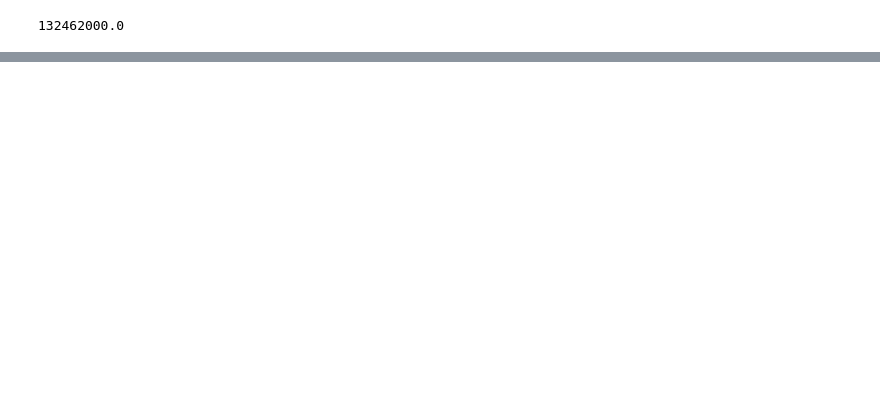
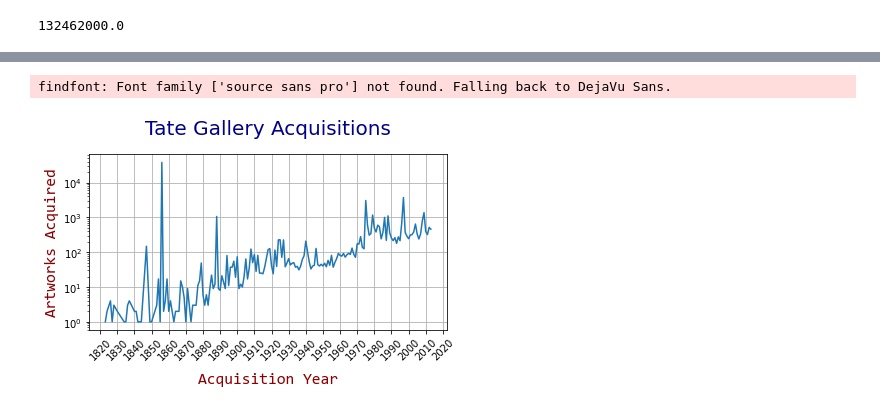
Before and after one commit to JohnnyExplorer/ml-gym, a Jupyter notebook: pandas/pandas-demo.ipynb, the cells around one changed output, grey strips where cells are left out. Drawn from its saved outputs; the diff is of its cells as text; code cells hidden in the pictures; blank space fills up the shorter version.

```diff
--- a/pandas/pandas-demo.ipynb
+++ b/pandas/pandas-demo.ipynb
@@ -397,0 +409,25 @@ memory usage: 928.0+ bytes
+# %%
+title_font = {'family': 'source sans pro',
+'color': 'darkblue',
+'weight': 'normal',
+'size': 20
+}
+
+
+labels_font = {'family': 'consolas',
+'color': 'darkred',
+'weight': 'normal',
+'size': 16
+}
+# %%
+fig = plt.figure()
+subplot = fig.add_subplot(1,1,1)
+acquisition_years.plot(ax=subplot, rot=45, logy=True, grid=True)
+subplot.set_xlabel('Acquisition Year', fontdict= labels_font, labelpad=10)
+subplot.set_ylabel('Artworks Acquired', fontdict= labels_font)
+subplot.locator_params(nbins=40,axis='x')
+subplot.set_title("Tate Gallery Acquisitions", fontdict=title_font)
+fig.show()
+# %% [output]
+findfont: Font family ['source sans pro'] not found. Falling back to DejaVu Sans.
+[figure, added]
```
Also changed, not shown: parts of 24 cells of this notebook.
